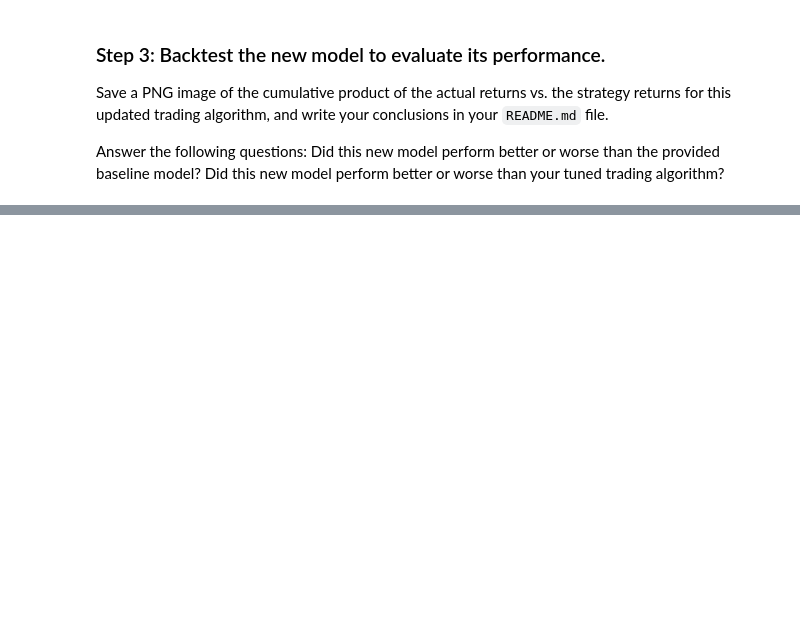
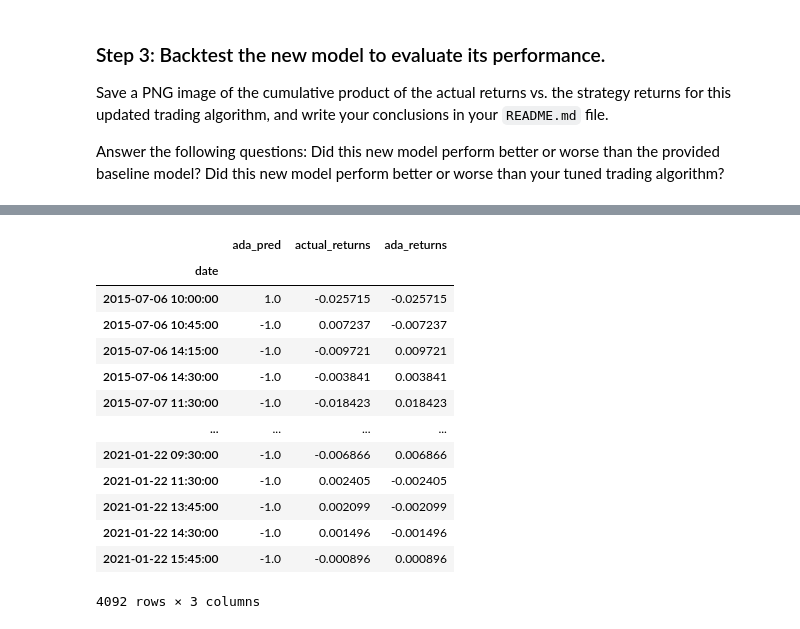
Before and after one commit to trentransom/Challenge_14, a Jupyter notebook: machine_learning_trading_bot.ipynb, the cells around one changed output, grey strips where cells are left out. Cells and saved outputs as stored; diff of their text form; code cells hidden in the pictures; blank space fills up the shorter version.

```diff
--- a/machine_learning_trading_bot.ipynb
+++ b/machine_learning_trading_bot.ipynb
@@ -459,19 +472,34 @@ Did this new model perform better or worse than your tuned trading algorithm?
 # %%
 # Create a new empty predictions DataFrame.
 
 # Create a predictions DataFrame
-# YOUR CODE HERE
+pred_df=pd.DataFrame(index=X_test.index)
 
 # Add the SVM model predictions to the DataFrame
-# YOUR CODE HERE
+pred_df['ada_pred']=pred
 
 # Add the actual returns to the DataFrame
-# YOUR CODE HERE
+pred_df['actual_returns']=signals_df['Actual Returns']
 
 # Add the strategy returns to the DataFrame
-# YOUR CODE HERE
+pred_df['ada_returns']=pred_df['ada_pred']*pred_df['actual_returns']
 
 # Review the DataFrame
-# YOUR CODE HERE
+pred_df
+# %% [output]
+|  | ada_pred | actual_returns | ada_returns |
+| date |  |  |  |
+| 2015-07-06 10:00:00 | 1.0 | -0.025715 | -0.025715 |
+| 2015-07-06 10:45:00 | -1.0 | 0.007237 | -0.007237 |
+| 2015-07-06 14:15:00 | -1.0 | -0.009721 | 0.009721 |
+| 2015-07-06 14:30:00 | -1.0 | -0.003841 | 0.003841 |
+| 2015-07-07 11:30:00 | -1.0 | -0.018423 | 0.018423 |
+| ... | ... | ... | ... |
+| 2021-01-22 09:30:00 | -1.0 | -0.006866 | 0.006866 |
+| 2021-01-22 11:30:00 | -1.0 | 0.002405 | -0.002405 |
+| 2021-01-22 13:45:00 | -1.0 | 0.002099 | -0.002099 |
+| 2021-01-22 14:30:00 | -1.0 | 0.001496 | -0.001496 |
+| 2021-01-22 15:45:00 | -1.0 | -0.000896 | 0.000896 |
+4092 rows × 3 columns
 # %%
 # Plot the actual returns versus the strategy returns
```
Also changed, not shown: parts of 10 cells of this notebook, 2 other files.
